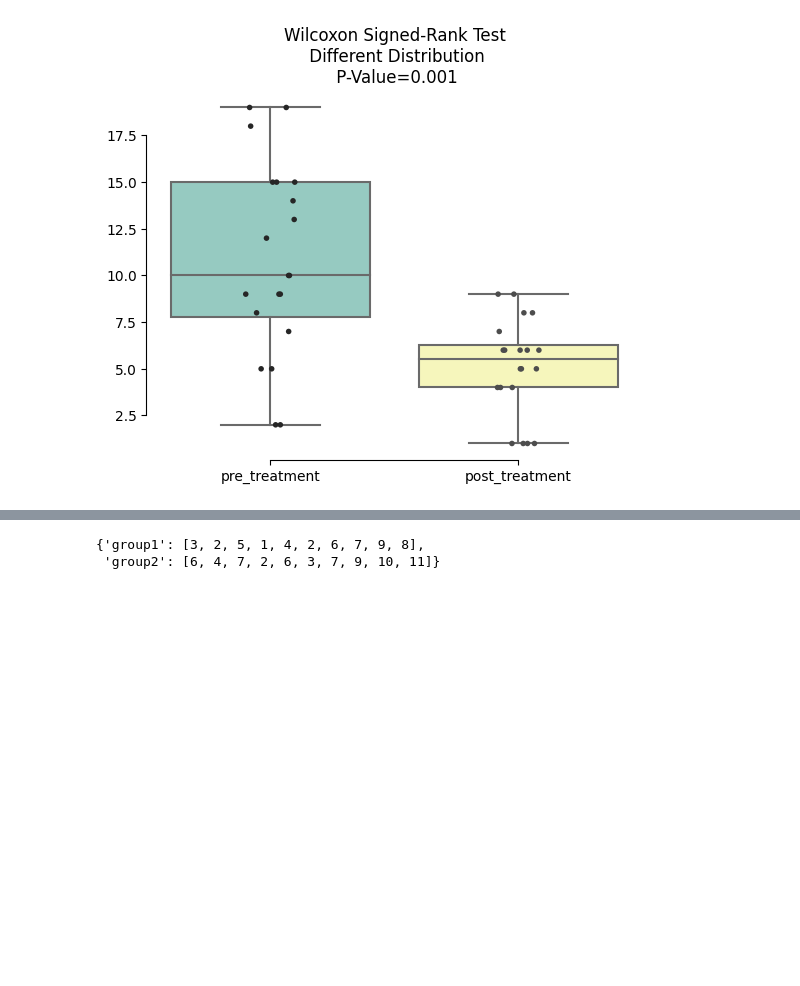
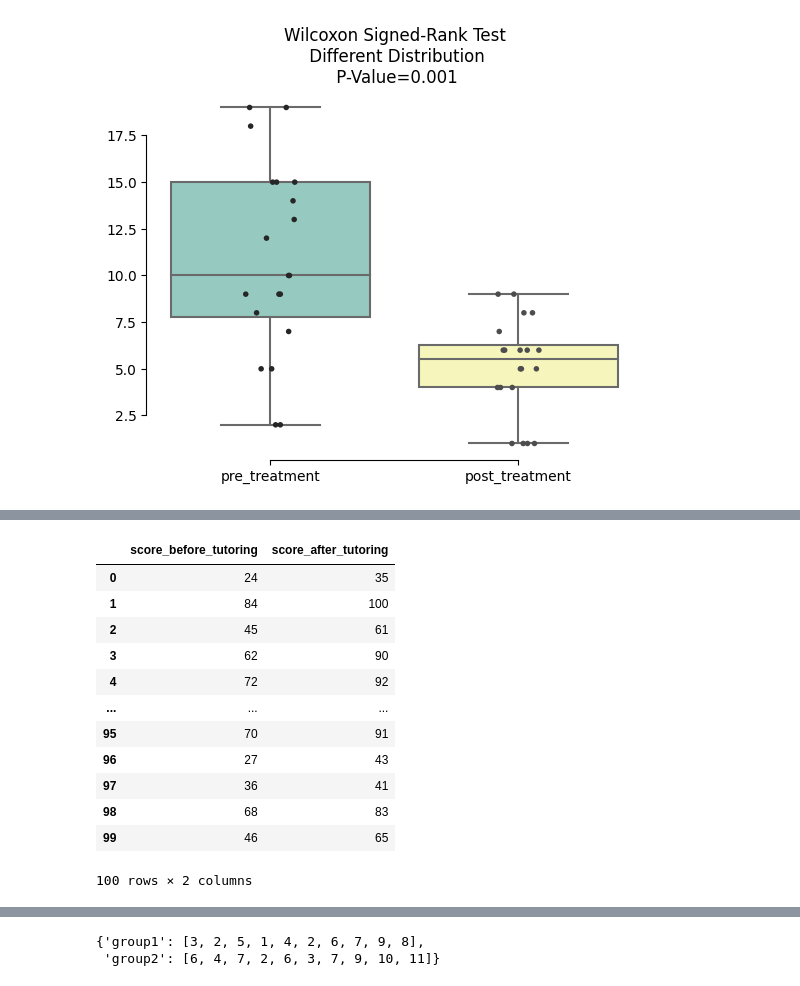
Before and after one commit to thegeekcat/learn-to-code, a Jupyter notebook: python/statistics/Statistics - 12. Non-Parametric Tests.ipynb, the cells around one changed output, grey strips where cells are left out. Saved outputs shown, nothing was run; the diff lists cells and outputs as text; code cells hidden in the pictures; blank space fills up the shorter version.

```diff
--- a/python/statistics/Statistics - 12. Non-Parametric Tests.ipynb
+++ b/python/statistics/Statistics - 12. Non-Parametric Tests.ipynb
@@ -486,0 +578,19 @@ plt.show()
+# %%
+# Test the file
+score_data = pd.read_csv('./data/homework0526-wilcoxon-signed-rank-test.csv')
+
+score_data
+# %% [output]
+|  | score_before_tutoring | score_after_tutoring |
+| 0 | 24 | 35 |
+| 1 | 84 | 100 |
+| 2 | 45 | 61 |
+| 3 | 62 | 90 |
+| 4 | 72 | 92 |
+| ... | ... | ... |
+| 95 | 70 | 91 |
+| 96 | 27 | 43 |
+| 97 | 36 | 41 |
+| 98 | 68 | 83 |
+| 99 | 46 | 65 |
+100 rows × 2 columns
```
Also changed, not shown: parts of 24 cells of this notebook.
